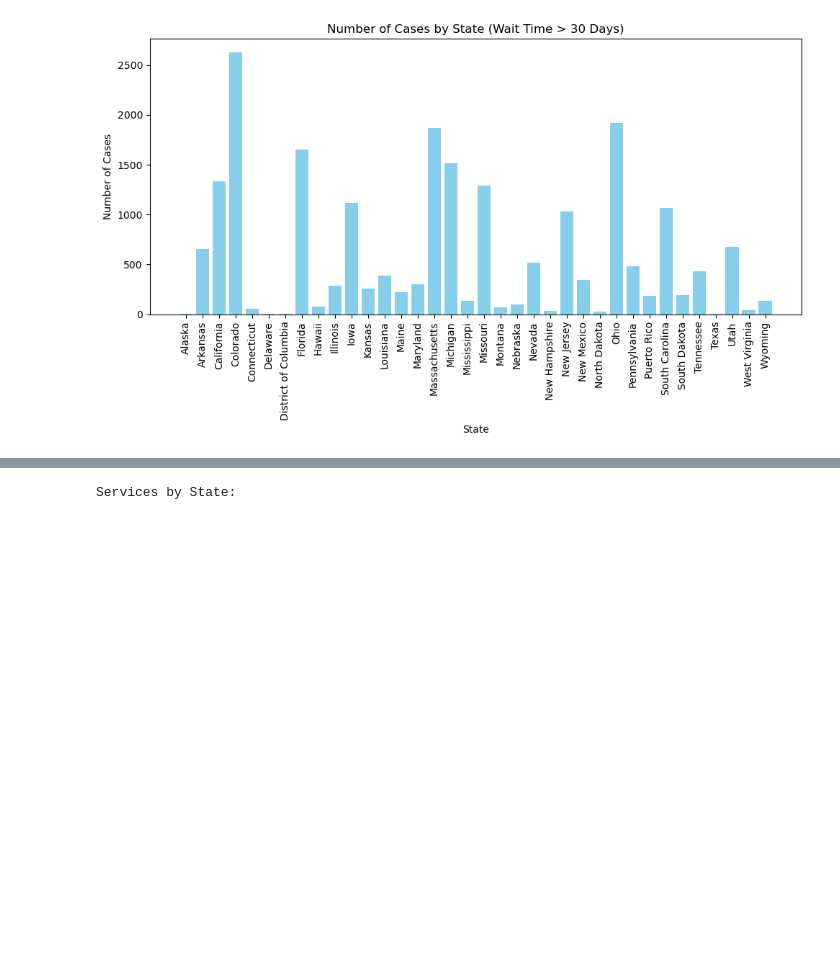
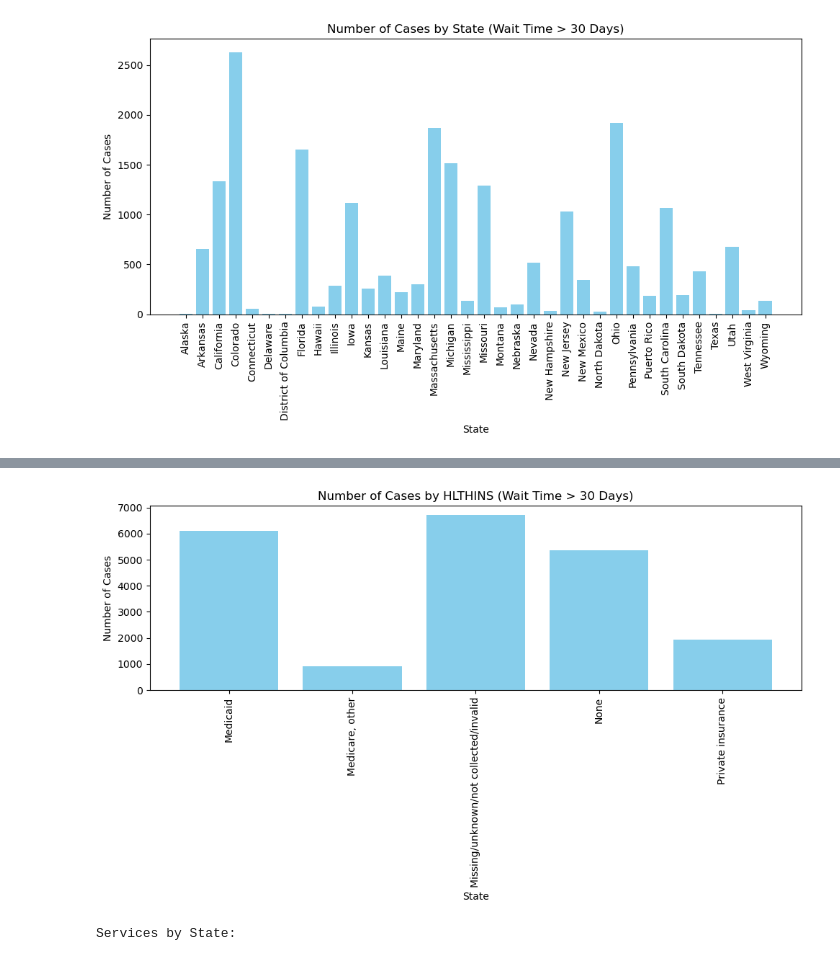
Before and after one commit to JimmyCII/Project_1_DataClass, a Jupyter notebook: project1_starter.ipynb, the cells around one changed output, grey strips where cells are left out. Drawn from its saved outputs; the diff is of its cells as text; code cells hidden in the pictures; blank space fills up the shorter version.

Commit message:
update Readme and added a wait time by health insurance graphic to code

```diff
--- a/project1_starter.ipynb
+++ b/project1_starter.ipynb
@@ -349,0 +359,8 @@ plt.show()
+# %%
+wait_time_df = teds_df[teds_df['DAYWAIT']=='>30']
+wait_time_df
+long_wait_cases_count_per_HLTHINS = wait_time_df.groupby('HLTHINS')['CASEID'].count().reset_index(name='Total Cases')
+
+
+# Rename the column for clarity
+long_wait_cases_count_per_HLTHINS.head(5)
@@ -350,3 +374,18 @@ plt.show()
+# %%
+plt.figure(figsize=(10, 6))
+plt.bar(long_wait_cases_count_per_HLTHINS['HLTHINS'], long_wait_cases_count_per_HLTHINS['Total Cases'], color='skyblue')
+
+# Adding titles and labels
+plt.title('Number of Cases by HLTHINS (Wait Time > 30 Days)')
+plt.xlabel('State')
+plt.ylabel('Number of Cases')
+plt.xticks(rotation=90)  # Rotate state names for better readability
+plt.tight_layout()  # Adjust layout to make room for labels
+
+# Show the plot
+plt.show()
+# %% [output]
+[figure, added]
 # %%
 state_services = teds_df.groupby('STATE')['SERVICES'].nunique().reset_index()
 state_services.columns = ['STATE', 'Number_of_Unique_Services']
```
Also changed, not shown: parts of 2 cells of this notebook, 1 other file.
